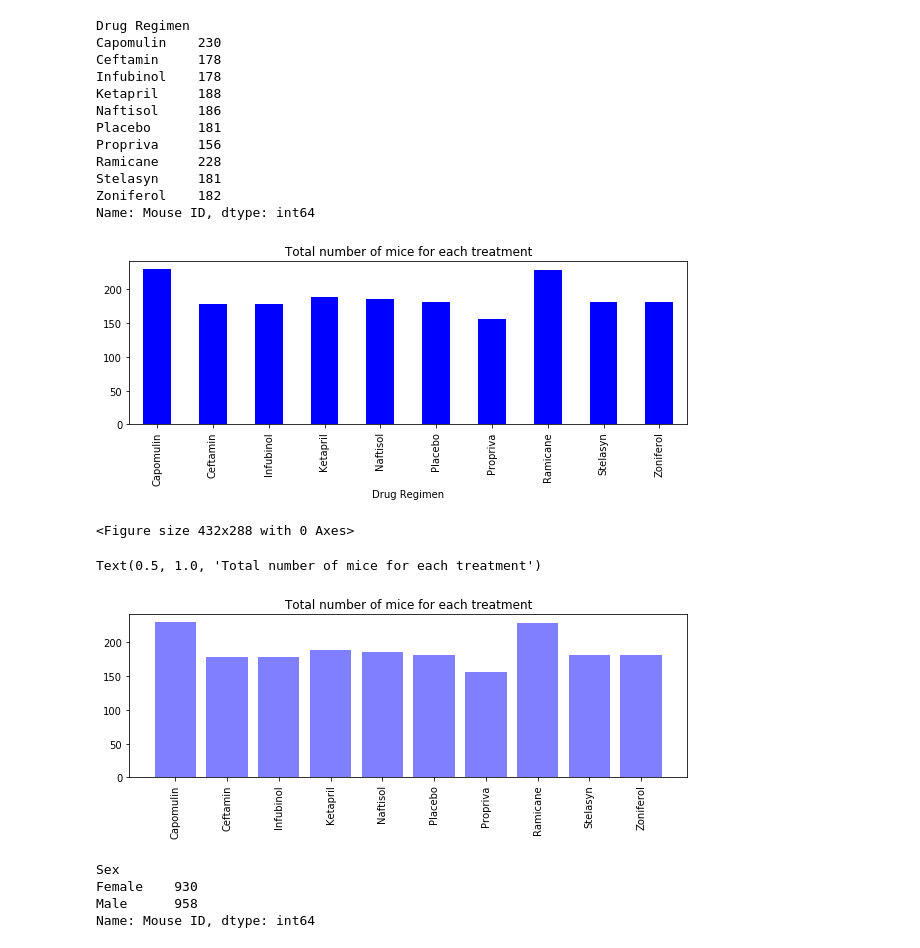
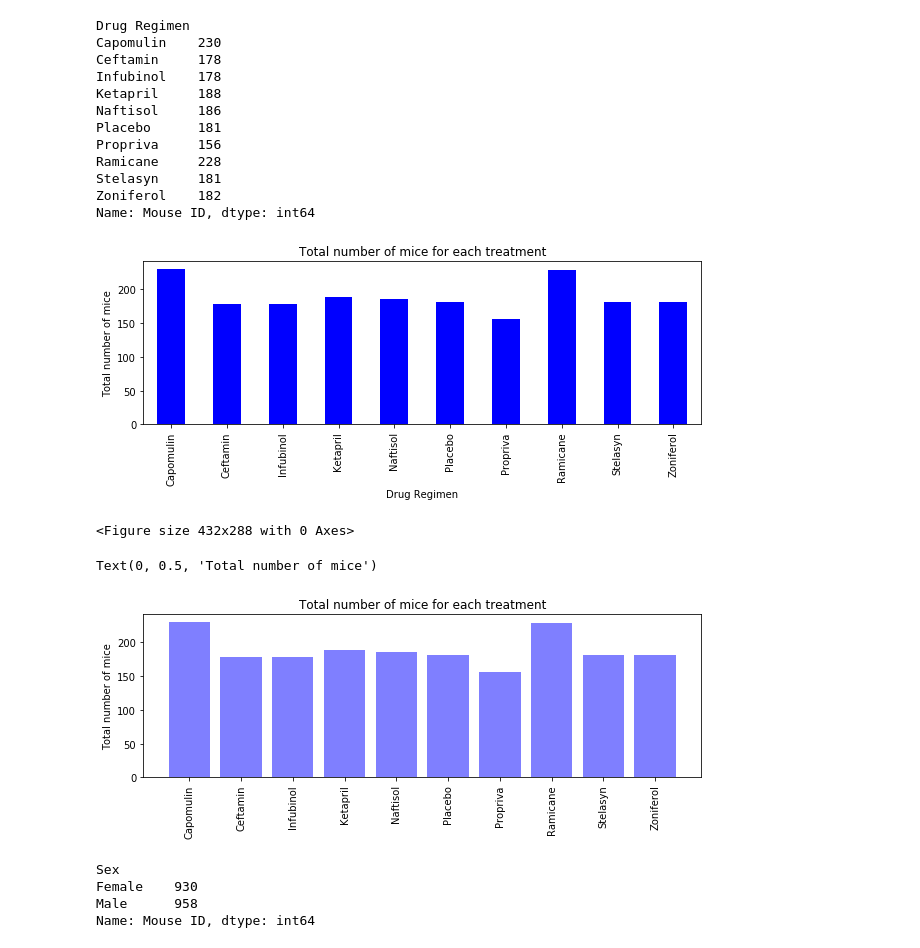
Before and after one commit to SakiSugio/Matplotlib, a Jupyter notebook: pymaceuticals.ipynb, the cells around one changed output. Saved outputs shown, nothing was run; the diff lists cells and outputs as text; code cells hidden in the pictures.

```diff
--- a/pymaceuticals.ipynb
+++ b/pymaceuticals.ipynb
@@ -119,16 +124,16 @@ Name: Mouse ID, dtype: int64
 # %%
 # Generate a bar plot showing the total number of mice for each treatment throughout the course of the study using pandas.
 
 # Use DataFrame.plot() in order to create a bar chart of the data
 mice_and_treatment.plot(kind="bar",color='b', figsize=(10,3))
 
 # Set a title for the chart
 plt.title("Total number of mice for each treatment")
-
+plt.ylabel("Total number of mice")
 plt.show()
 plt.tight_layout()
 # %% [output]
-[figure, old version]
+[figure, new version]
 <Figure size 432x288 with 0 Axes>
 # %%
 # Generate a bar plot showing the total number of mice for each treatment throughout the course of the study using pyplot.
@@ -145,11 +150,12 @@ plt.figure(figsize=(10,3))
 plt.bar(x_axis, indexed["Mouse ID"], color='b', alpha=0.5, align="center")
 plt.xticks(tick_locations, indexed["Drug Regimen"], rotation="vertical")
 
-# Set a title for the chart
+# Set a title and ylabel for the chart
 plt.title("Total number of mice for each treatment")
+plt.ylabel("Total number of mice")
 # %% [output]
-Text(0.5, 1.0, 'Total number of mice for each treatment')
+Text(0, 0.5, 'Total number of mice')
-[figure, old version]
+[figure, new version]
 # %%
 # Split up our data into groups based upon gender
 gender_group = clean_data.groupby("Sex").count()["Mouse ID"]
```
Also changed, not shown: parts of 3 cells of this notebook.
